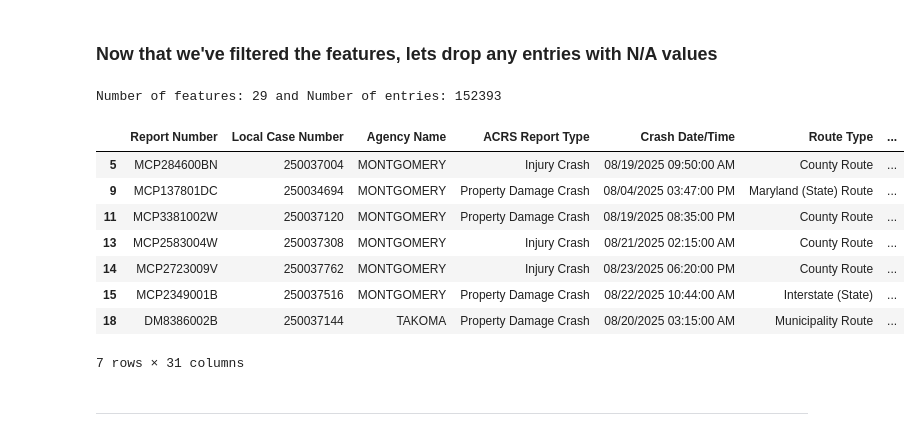
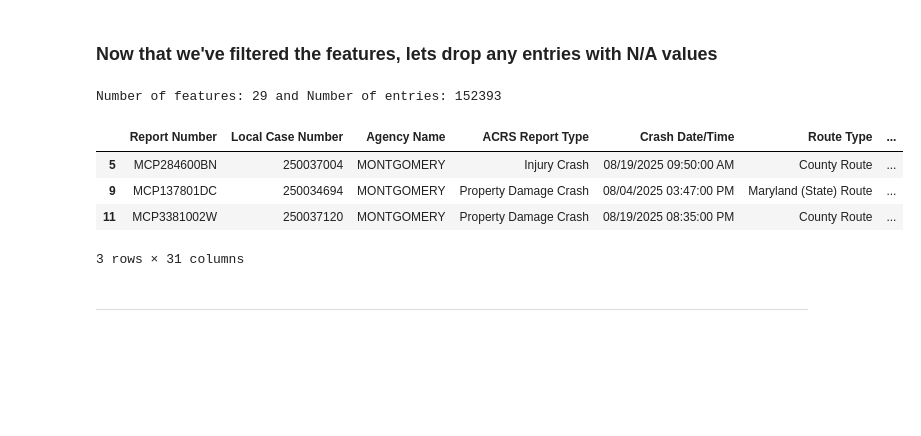
Before and after one commit to saiAbhiPrabhu/CMSC320_FinalProject, a Jupyter notebook: final_project.ipynb, the cells around one changed output. Cells and saved outputs as stored; diff of their text form; code cells hidden in the pictures; blank space fills up the shorter version.

```diff
--- a/final_project.ipynb
+++ b/final_project.ipynb
@@ -181,18 +180,14 @@ Number of features: 29
 # %%
 crash_df = crash_df.dropna()
 print(f"Number of features: {crash_df.shape[1]-2} and Number of entries: {crash_df.shape[0]}")
-display(crash_df.head(7))
+display(crash_df.head(3))
 # %% [output]
 Number of features: 29 and Number of entries: 152393
 |  | Report Number | Local Case Number | Agency Name | ACRS Report Type | Crash Date/Time | Route Type | ... |
 | 5 | MCP284600BN | 250037004 | MONTGOMERY | Injury Crash | 08/19/2025 09:50:00 AM | County Route | ... |
 | 9 | MCP137801DC | 250034694 | MONTGOMERY | Property Damage Crash | 08/04/2025 03:47:00 PM | Maryland (State) Route | ... |
 | 11 | MCP3381002W | 250037120 | MONTGOMERY | Property Damage Crash | 08/19/2025 08:35:00 PM | County Route | ... |
-| 13 | MCP2583004W | 250037308 | MONTGOMERY | Injury Crash | 08/21/2025 02:15:00 AM | County Route | ... |
-| 14 | MCP2723009V | 250037762 | MONTGOMERY | Injury Crash | 08/23/2025 06:20:00 PM | County Route | ... |
-| 15 | MCP2349001B | 250037516 | MONTGOMERY | Property Damage Crash | 08/22/2025 10:44:00 AM | Interstate (State) | ... |
-| 18 | DM8386002B | 250037144 | TAKOMA | Property Damage Crash | 08/20/2025 03:15:00 AM | Municipality Route | ... |
-7 rows × 31 columns
+3 rows × 31 columns
 # %% [markdown]
 _______________________________________________________________________________________________________________________________________________________
 # %% [markdown]
```
Also changed, not shown: parts of 29 cells of this notebook.
